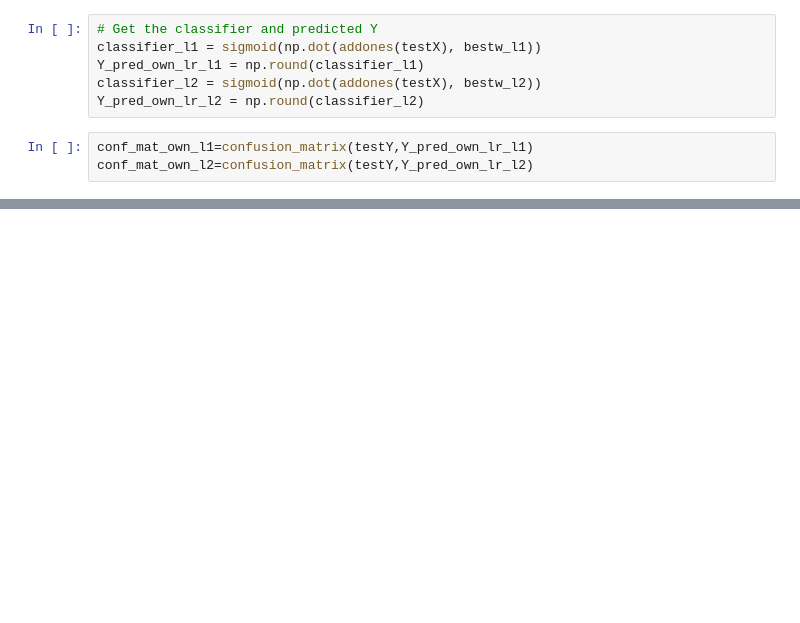
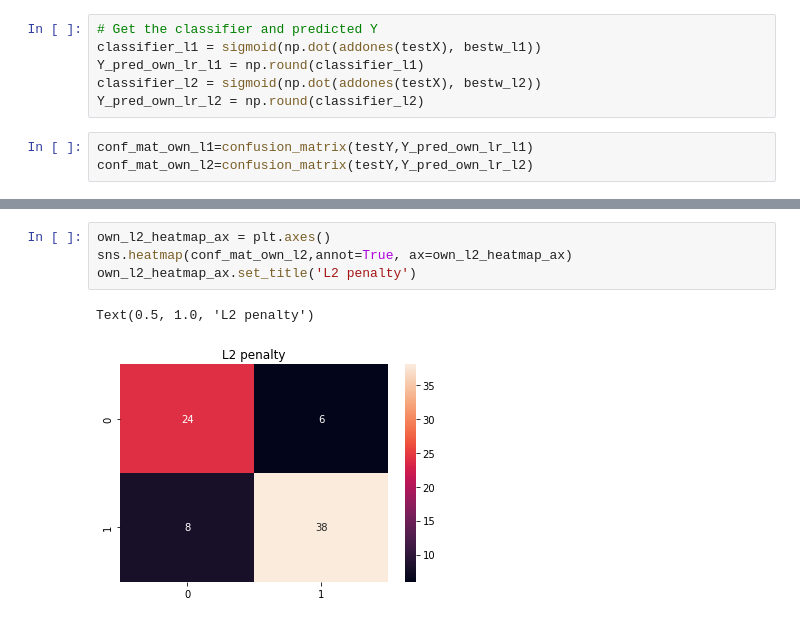
Before and after one commit to adil-ammar/Heart-Disease-Prediction, a Jupyter notebook: src/HDP_Logistic_Regression.ipynb, the cells around one changed output, grey strips where cells are left out. Saved outputs shown, nothing was run; the diff lists cells and outputs as text; blank space fills up the shorter version.

```diff
--- a/src/HDP_Logistic_Regression.ipynb
+++ b/src/HDP_Logistic_Regression.ipynb
@@ -226,0 +277,7 @@ sns.heatmap(conf_mat_own_l2,annot=True)
+# %%
+own_l2_heatmap_ax = plt.axes()
+sns.heatmap(conf_mat_own_l2,annot=True, ax=own_l2_heatmap_ax)
+own_l2_heatmap_ax.set_title('L2 penalty')
+# %% [output]
+Text(0.5, 1.0, 'L2 penalty')
+[figure, added]
```
Also changed, not shown: parts of 12 cells of this notebook.
